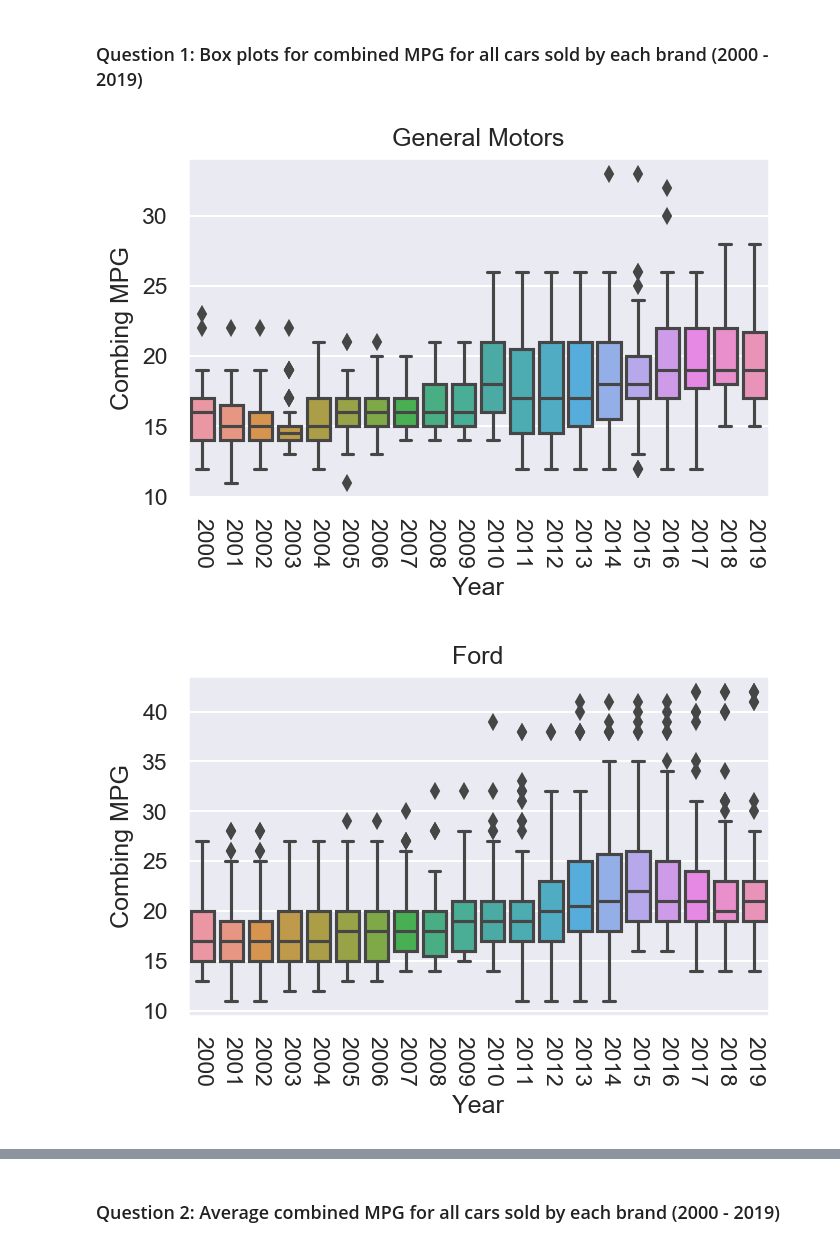
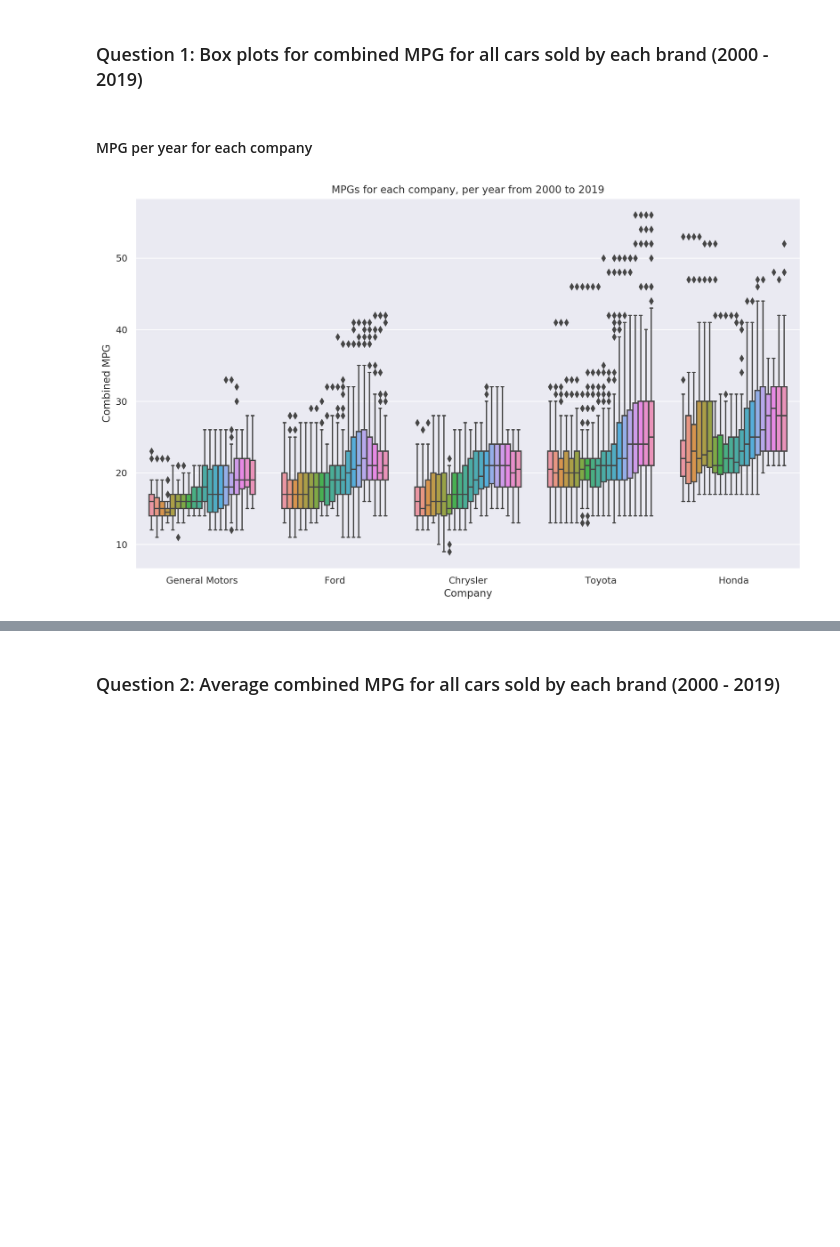
Before and after one commit to mnvsngv/cs696-bigdata, a Jupyter notebook: Assignment 2/Assignment 2.ipynb, the cells around one changed output, grey strips where cells are left out. Cells and saved outputs as stored; diff of their text form; code cells hidden in the pictures; blank space fills up the shorter version.

Commit message:
A2: Updated plots for questions 1 & 2

```diff
--- a/Assignment 2/Assignment 2.ipynb
+++ b/Assignment 2/Assignment 2.ipynb
@@ -17,11 +17,18 @@ from scipy.stats import sem, t
 from scipy import mean
 sns.set()
 # %%
+dpi = 200
 def plot_small():
-    plt.figure(figsize=(5,3), dpi=150)
+    plt.figure(figsize=(5,3), dpi=dpi)
 
 def plot_large():
-    plt.figure(figsize=(8,5), dpi=150)
+    plt.figure(figsize=(8,5), dpi=dpi)
+
+def plot_extra_large():
+    plt.figure(figsize=(14,8), dpi=dpi)
+
+def plot_extra_large_portrait():
+    plt.figure(figsize=(8,14), dpi=dpi)
 
 def calculate_ci(data, confidence=0.95, print_results=False):
     confidence = 0.95
@@ -51,16 +58,23 @@ brands = {
 brand_makes = list(brands.keys())
 fuel_types = ['Midgrade Gasoline', 'Regular Gasoline', 'Premium Gasoline']
 auto_df = auto_df.loc[auto_df['year'].isin(range(2000,2020)) & auto_df['fuelType1'].isin(fuel_types)]
+# %%
+new_df = []
+for make in brand_makes:
+    temp_df = auto_df[auto_df['make'].isin(brands[make])]
+    new_df.append(temp_df.replace(brands[make], make))
+new_df = pd.concat(new_df)
 # %% [markdown]
 ### Question 1: Box plots for combined MPG for all cars sold by each brand (2000 - 2019)
+# %% [markdown]
+#### MPG per year for each company
 # %%
-for make in brand_makes:
-    plot_small()
-    sns.boxplot(x='year', y='comb08', data=auto_df[auto_df['make'].isin(brands[make])])
-    plt.xticks(rotation=-90)
-    plt.xlabel('Year')
-    plt.ylabel('Combing MPG')
-    plt.title(make)
+plot_extra_large()
+ax = sns.boxplot(x='make', y='comb08', hue='year', data=new_df)
+ax.legend_.remove()
+# plt.xticks(rotation=-90)
+plt.xlabel('Company')
+plt.ylabel('Combined MPG')
+plt.title('MPGs for each company, per year from 2000 to 2019');
 # %% [output]
-[figure, old version]
+[figure, new version]
-[figure, removed]
```
Also changed, not shown: parts of 9 cells of this notebook.
